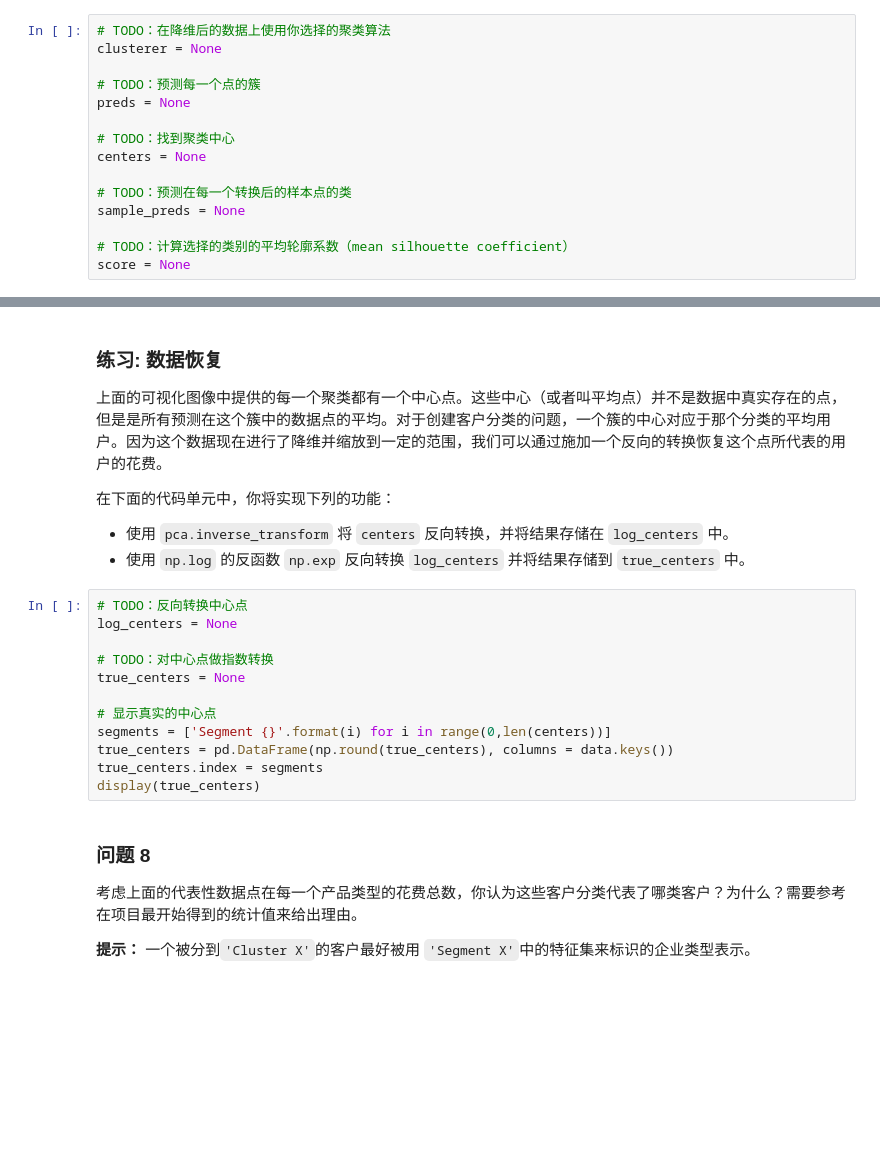
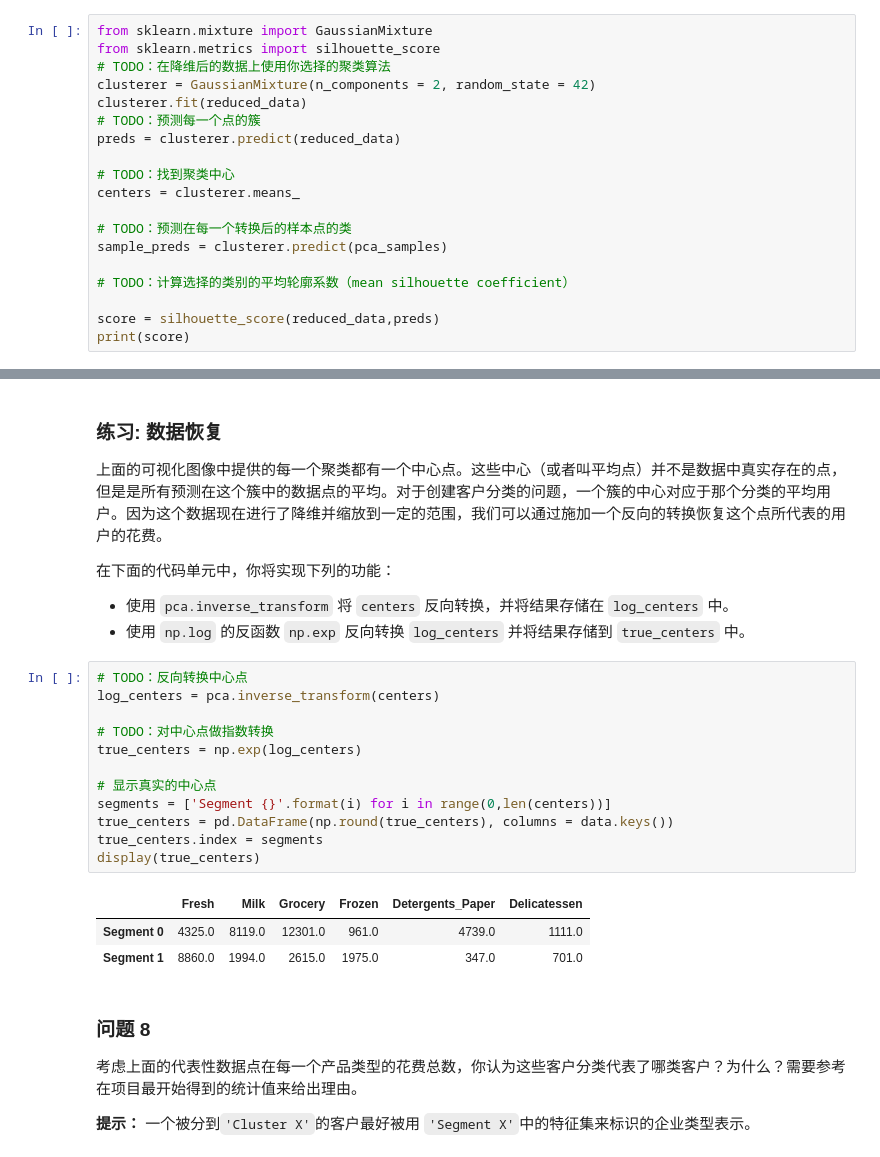
Before and after one commit to LiHua1997/creating_customer_segments, a Jupyter notebook: customer_segments.ipynb, the cells around one changed output, grey strips where cells are left out. Drawn from its saved outputs; the diff is of its cells as text; blank space fills up the shorter version.

Commit message:
set the data into two cluster

```diff
--- a/customer_segments.ipynb
+++ b/customer_segments.ipynb
@@ -408,17 +411,21 @@ vs.biplot(good_data, reduced_data, pca)
  - 导入 `sklearn.metrics.silhouette_score` 包并计算 `reduced_data` 相对于 `preds` 的轮廓系数。
    - 将轮廓系数赋值给 `score` 并输出结果。
 # %%
+from sklearn.mixture import GaussianMixture
+from sklearn.metrics import silhouette_score
 # TODO：在降维后的数据上使用你选择的聚类算法
-clusterer = None
-
+clusterer = GaussianMixture(n_components = 2, random_state = 42)
+clusterer.fit(reduced_data)
 # TODO：预测每一个点的簇
-preds = None
+preds = clusterer.predict(reduced_data)
 
 # TODO：找到聚类中心
-centers = None
+centers = clusterer.means_
 
 # TODO：预测在每一个转换后的样本点的类
-sample_preds = None
+sample_preds = clusterer.predict(pca_samples)
 
 # TODO：计算选择的类别的平均轮廓系数（mean silhouette coefficient）
-score = None
+
+score = silhouette_score(reduced_data,preds)
+print(score)
@@ -443,16 +455,20 @@ vs.cluster_results(reduced_data, preds, centers, pca_samples)
  - 使用 `np.log` 的反函数 `np.exp` 反向转换 `log_centers` 并将结果存储到 `true_centers` 中。
 # %%
 # TODO：反向转换中心点
-log_centers = None
+log_centers = pca.inverse_transform(centers)
 
 # TODO：对中心点做指数转换
-true_centers = None
+true_centers = np.exp(log_centers)
 
 # 显示真实的中心点
 segments = ['Segment {}'.format(i) for i in range(0,len(centers))]
 true_centers = pd.DataFrame(np.round(true_centers), columns = data.keys())
 true_centers.index = segments
 display(true_centers)
+# %% [output]
+|  | Fresh | Milk | Grocery | Frozen | Detergents_Paper | Delicatessen |
+| Segment 0 | 4325.0 | 8119.0 | 12301.0 | 961.0 | 4739.0 | 1111.0 |
+| Segment 1 | 8860.0 | 1994.0 | 2615.0 | 1975.0 | 347.0 | 701.0 |
 # %% [markdown]
 ### 问题 8
 考虑上面的代表性数据点在每一个产品类型的花费总数，你认为这些客户分类代表了哪类客户？为什么？需要参考在项目最开始得到的统计值来给出理由。
```
Also changed, not shown: parts of 9 cells of this notebook.
